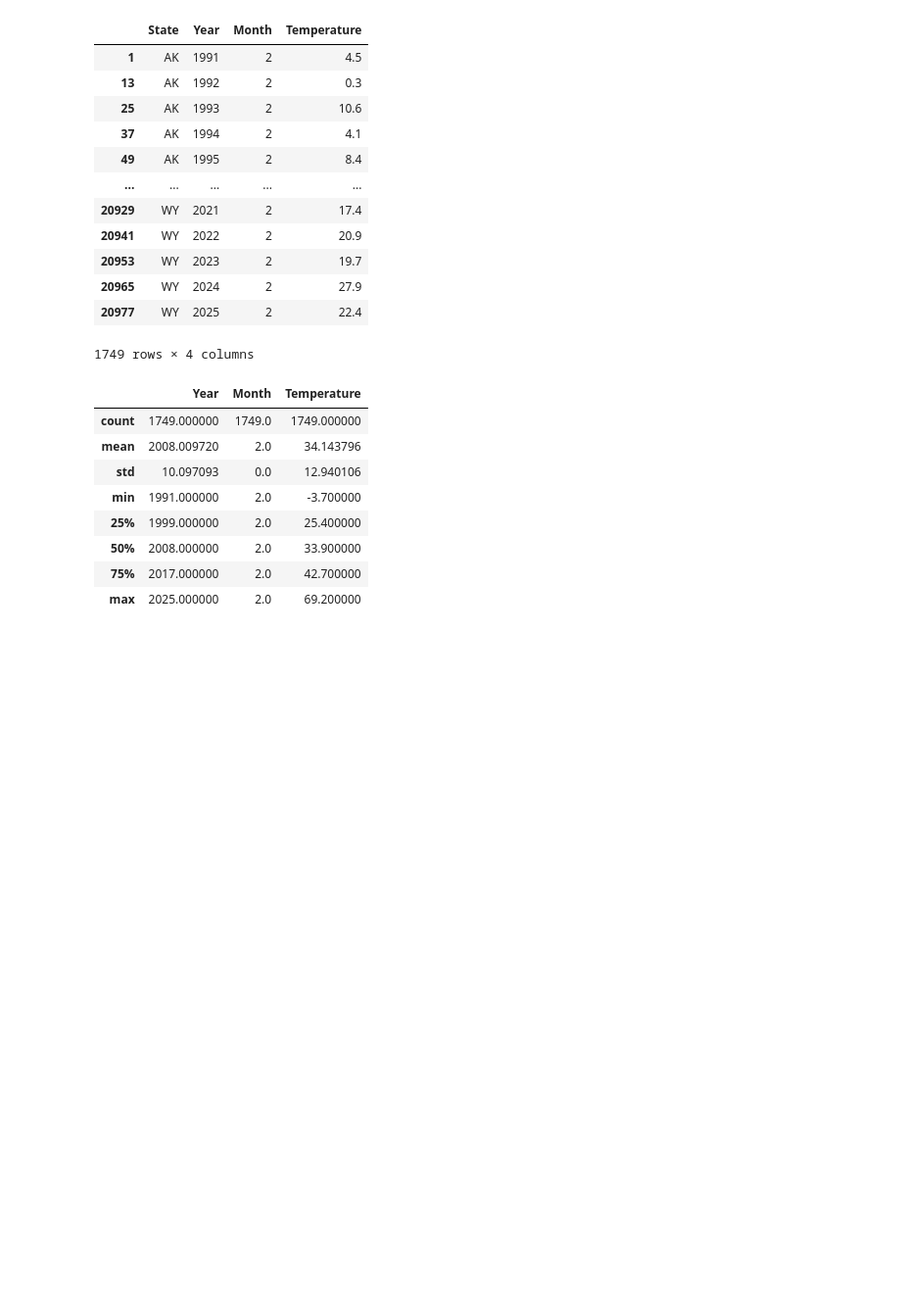
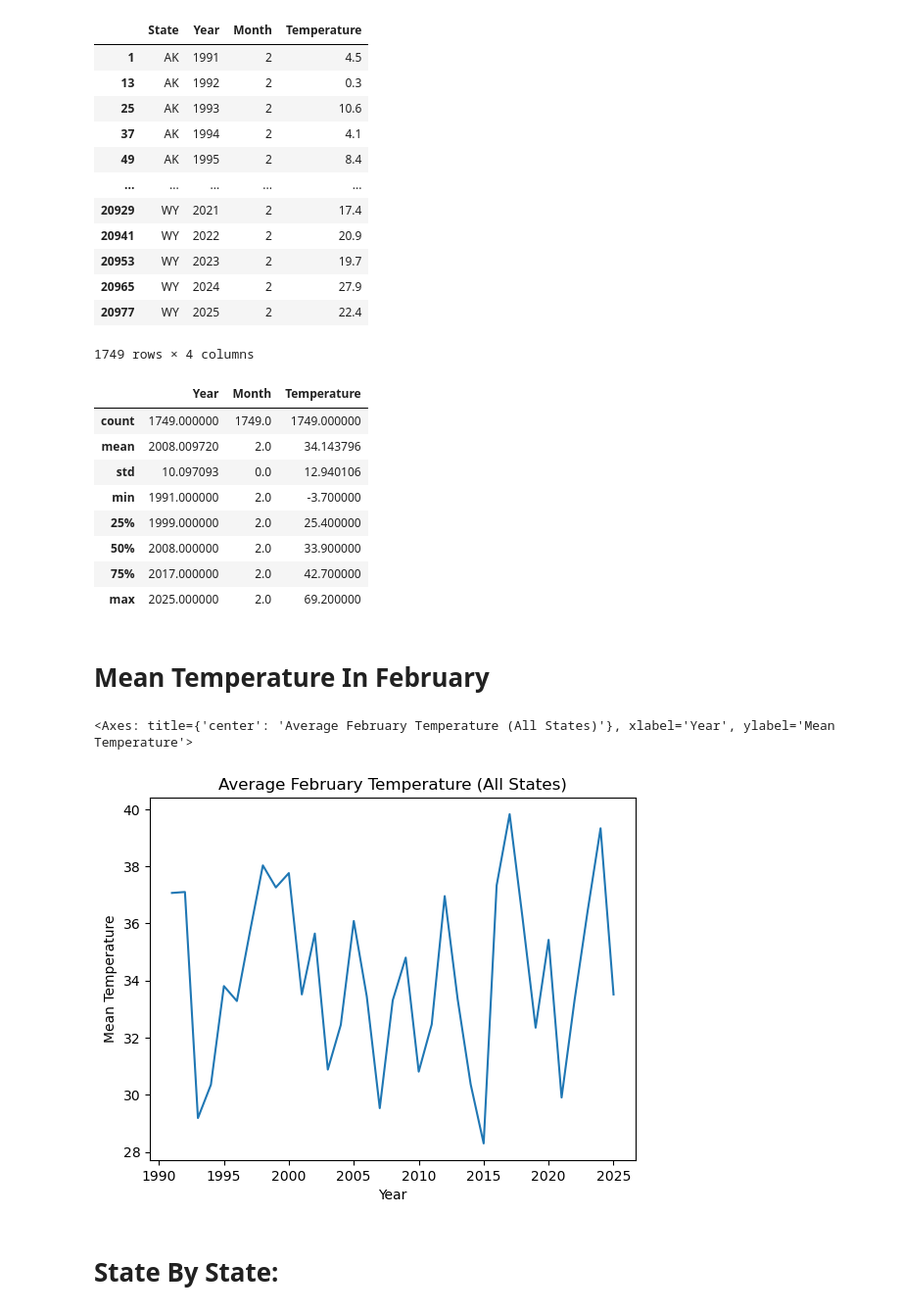
Before and after one commit to quantizedreza/Planetary-Physics-With-Python, a Jupyter notebook: Earth-T/feb_temp.ipynb, the cells around one changed output. Shown at 98% size. Cells and saved outputs as stored; diff of their text form; code cells hidden in the pictures; blank space fills up the shorter version.

```diff
--- a/Earth-T/feb_temp.ipynb
+++ b/Earth-T/feb_temp.ipynb
@@ -2,4 +4,4 @@
 import pandas as pd
 import matplotlib.pyplot as plt
 
-temperatures=pd.read_csv("data.csv")
+df=pd.read_csv("data.csv")
@@ -73,4 +35,13 @@ feb_temp.describe()
 | 50% | 2008.000000 | 2.0 | 33.900000 |
 | 75% | 2017.000000 | 2.0 | 42.700000 |
 | max | 2025.000000 | 2.0 | 69.200000 |
+# %% [markdown]
+# Mean Temperature In February
+# %%
+df[df['Month'] == 2].groupby('Year')['Temperature'].mean().plot(xlabel='Year', ylabel='Mean Temperature', title='Average February Temperature (All States)')
+# %% [output]
+<Axes: title={'center': 'Average February Temperature (All States)'}, xlabel='Year', ylabel='Mean Temperature'>
+[figure, added]
+# %% [markdown]
+# State By State:
 # %%
```
Also changed, not shown: parts of 7 cells of this notebook.
